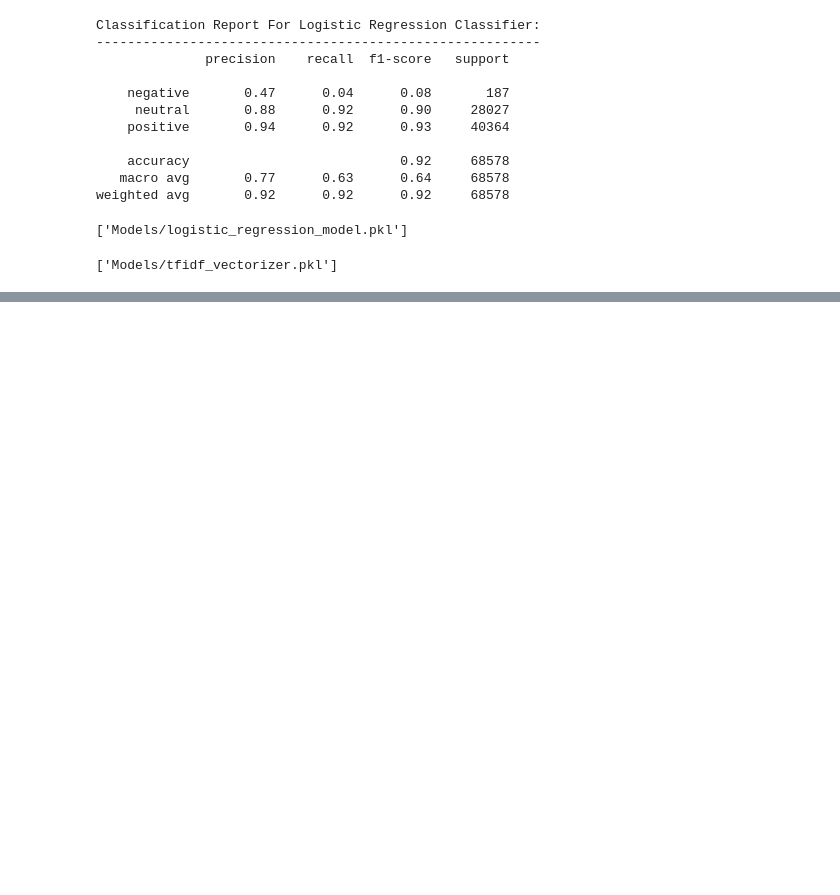
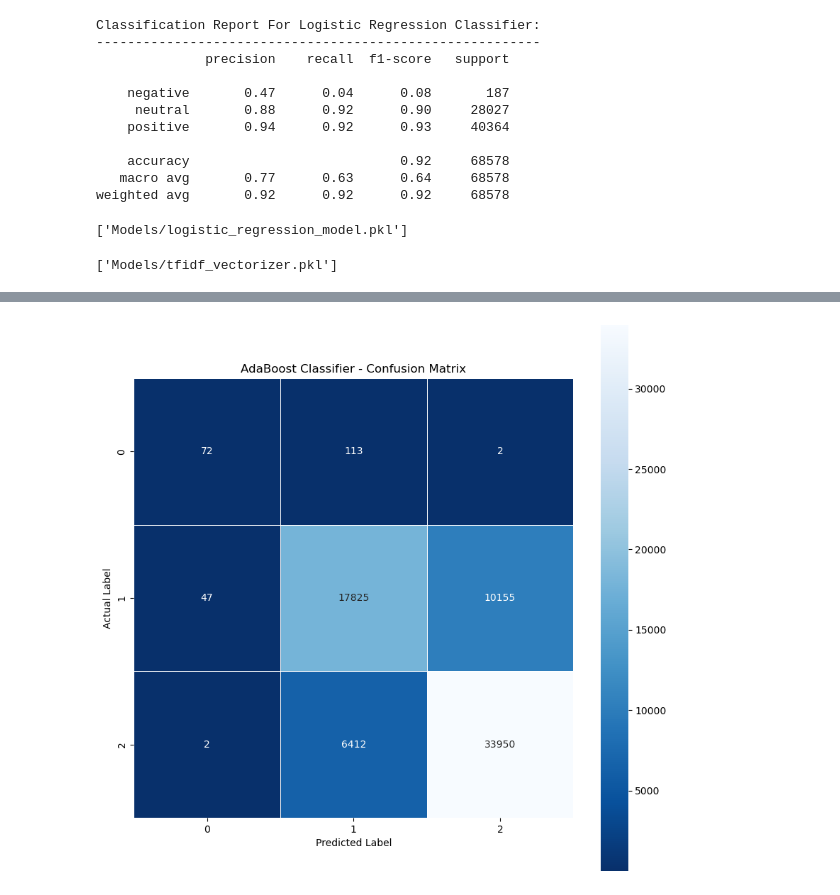
Before and after one commit to ApoorvaMahishwar/Airbnb_Review_Sentiment_Analysis, a Jupyter notebook: 02_machine_learning.ipynb, the cells around one changed output, grey strips where cells are left out. Cells and saved outputs as stored; diff of their text form; code cells hidden in the pictures; blank space fills up the shorter version.

Commit message:
Work in progress: models still training

```diff
--- a/02_machine_learning.ipynb
+++ b/02_machine_learning.ipynb
@@ -332,0 +350,22 @@ joblib.dump(vectorizer, 'Models/tfidf_vectorizer.pkl')
+# %%
+print("Evaluation for: AdaBoost Classifier".center(57, '_'))
+
+abc = AdaBoostClassifier()
+
+abc.fit(X_train, y_train)
+
+abc_prediction = abc.predict(X_test)
+abc_accuracy_score = accuracy_score(y_test, abc_prediction)
+abc_precision_score = precision_score(
+    y_test, abc_prediction, average="weighted")
+abc_recall_score = recall_score(y_test, abc_prediction, average="weighted")
+abc_f1_score = f1_score(y_test, abc_prediction, average="weighted")
+
+print(f"Model Type: {abc}")
+print(f"Prediciton: {abc_prediction}")
+print('-' * 57)
+
+print(f"Accuracy Score:  {(abc_accuracy_score):%}")
+print(f"Precision Score: {(abc_precision_score):%}")
+print(f"Recall Score:    {(abc_recall_score):%}")
+print(f"F1-Score:        {(abc_f1_score):%}")
@@ -332,0 +381,13 @@ joblib.dump(vectorizer, 'Models/tfidf_vectorizer.pkl')
+# %%
+# Plotting the Confusion Matrix:
+abc_confusion_matrix = confusion_matrix(y_test, abc_prediction)
+
+plt.figure(figsize=(10, 10))
+sns.heatmap(abc_confusion_matrix, annot=True, fmt=".0f",
+            linewidths=0.7, square=True, cmap="Blues_r")
+plt.ylabel("Actual Label")
+plt.xlabel("Predicted Label")
+plt.title("AdaBoost Classifier - Confusion Matrix")
+plt.show()
+# %% [output]
+[figure, added]
```
Also changed, not shown: parts of 37 cells of this notebook.
